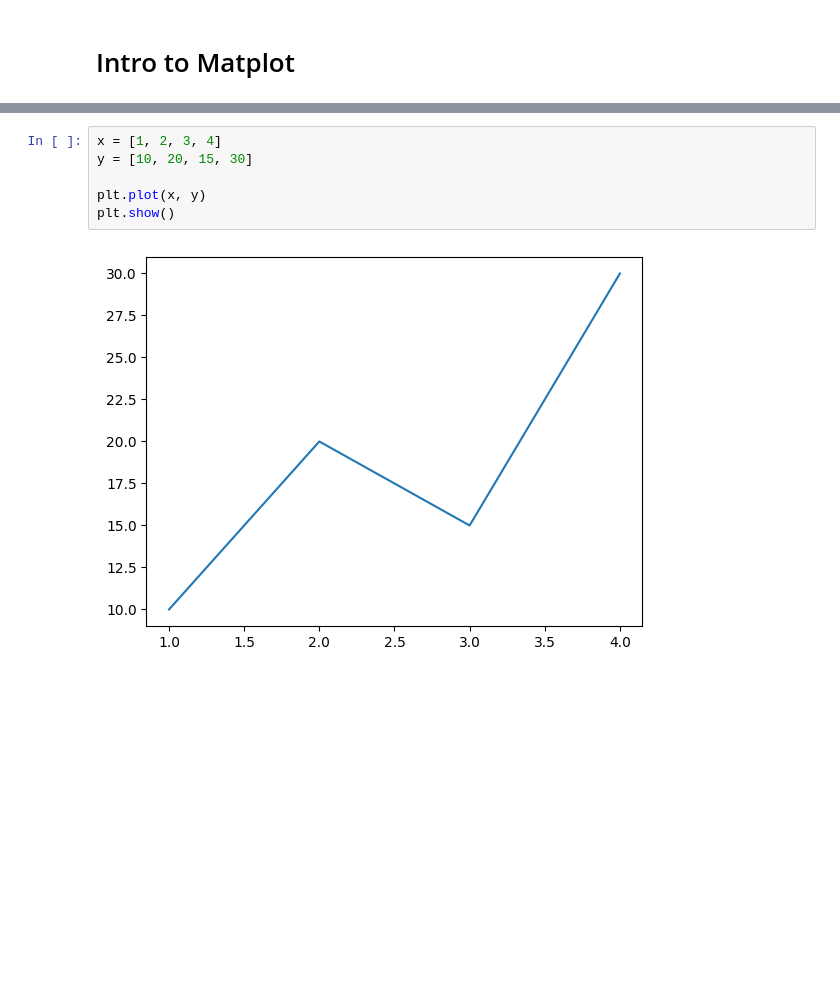
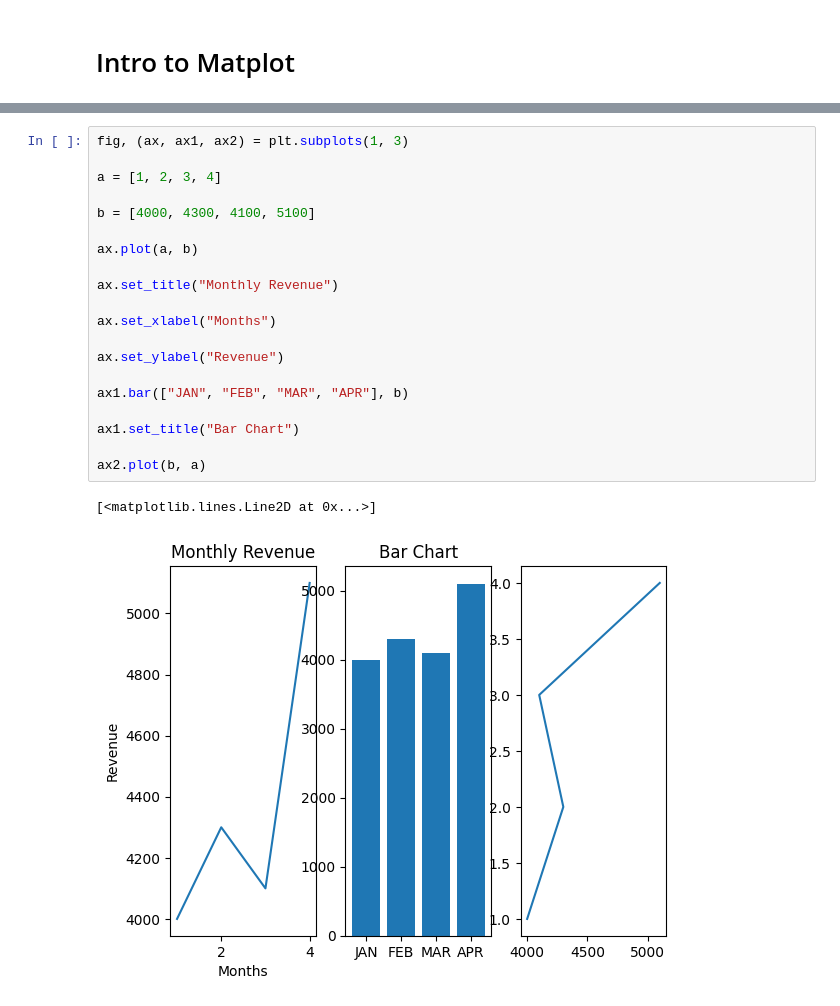
Before and after one commit to BigChungus931/Python-Data-Analyses, a Jupyter notebook: Matplot/Topic 1 Intro to matplot.ipynb, the cells around one changed output, grey strips where cells are left out. Cells and saved outputs as stored; diff of their text form; blank space fills up the shorter version.

```diff
--- a/Matplot/Topic 1 Intro to matplot.ipynb
+++ b/Matplot/Topic 1 Intro to matplot.ipynb
@@ -5,8 +16,23 @@ import matplotlib.pyplot as plt
 # %%
-x = [1, 2, 3, 4]
-y = [10, 20, 15, 30]
+fig, (ax, ax1, ax2) = plt.subplots(1, 3)
 
-plt.plot(x, y)
-plt.show()
+a = [1, 2, 3, 4]
+
+b = [4000, 4300, 4100, 5100]
+
+ax.plot(a, b)
+
+ax.set_title("Monthly Revenue")
+
+ax.set_xlabel("Months")
+
+ax.set_ylabel("Revenue")
+
+ax1.bar(["JAN", "FEB", "MAR", "APR"], b)
+
+ax1.set_title("Bar Chart")
+
+ax2.plot(b, a)
 # %% [output]
+[<matplotlib.lines.Line2D at 0x...>]
-[figure, old version]
+[figure, new version]
```
Also changed, not shown: parts of 3 cells of this notebook, 1 other file.
